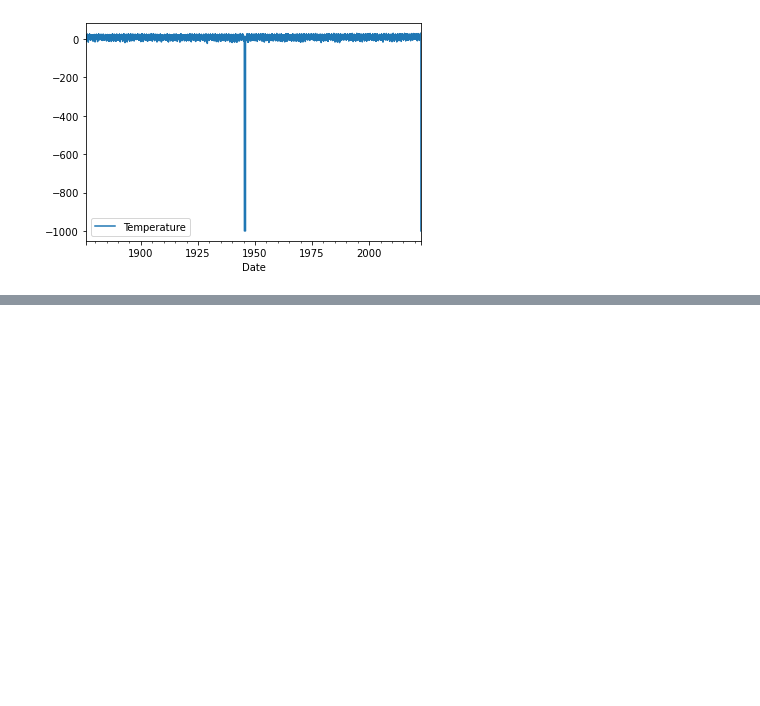
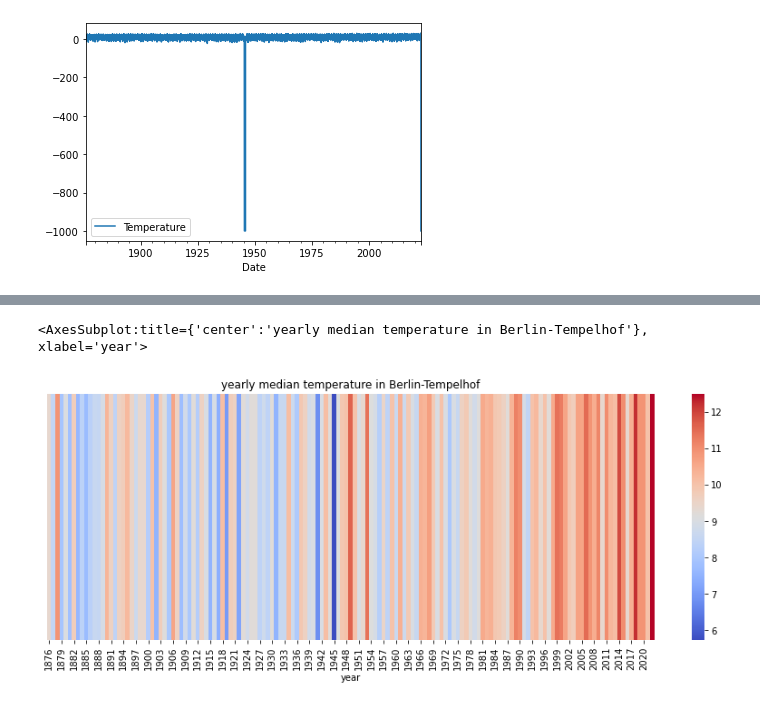
Before and after one commit to Melvin2306/code-lu-data-science, a Jupyter notebook: tasks/2.1 Climate Stripes.ipynb, the cells around one changed output, grey strips where cells are left out. Saved outputs shown, nothing was run; the diff lists cells and outputs as text; code cells hidden in the pictures; blank space fills up the shorter version.

```diff
--- a/tasks/2.1 Climate Stripes.ipynb
+++ b/tasks/2.1 Climate Stripes.ipynb
@@ -149,0 +211,11 @@ df.plot(y='Temperature')
+# %%
+df3 = df.groupby('year')[['year', 'Temperature']].median().transpose()
+# %%
+cmap = plt.get_cmap('coolwarm')
+
+plt.figure(figsize=(15, 5))
+plt.title('yearly median temperature in Berlin-Tempelhof')
+sns.heatmap(df3, cmap=cmap, yticklabels=[])
+# %% [output]
+<AxesSubplot:title={'center':'yearly median temperature in Berlin-Tempelhof'}, xlabel='year'>
+[figure, added]
```
Also changed, not shown: parts of 12 cells of this notebook.
